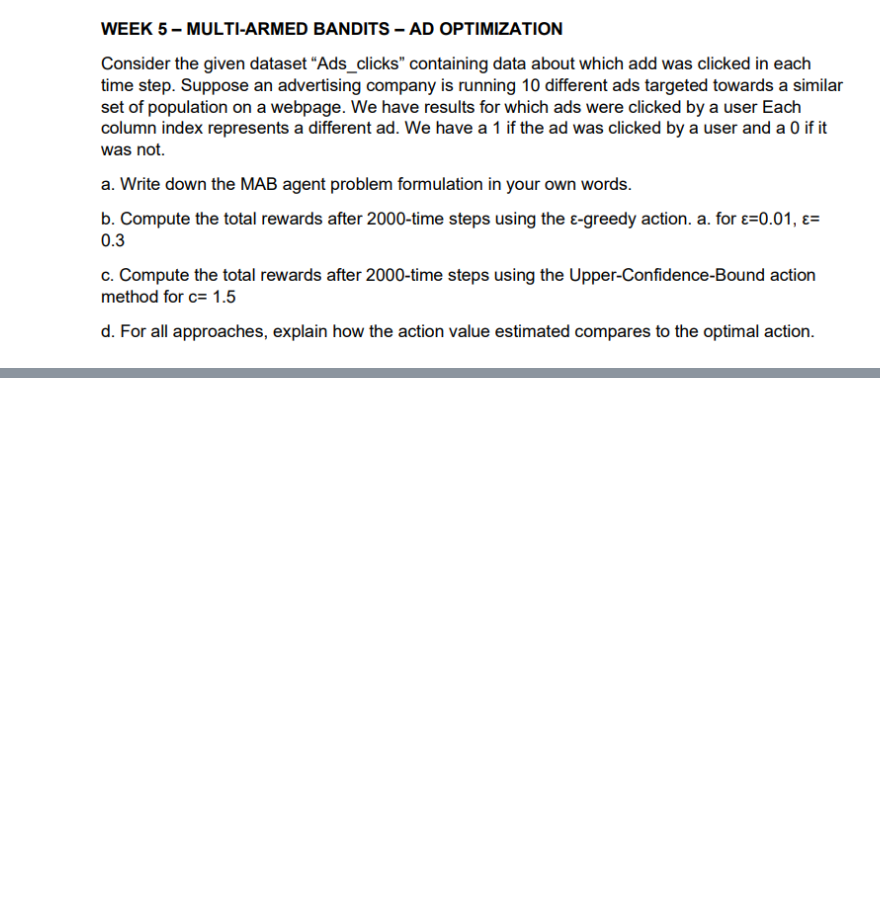
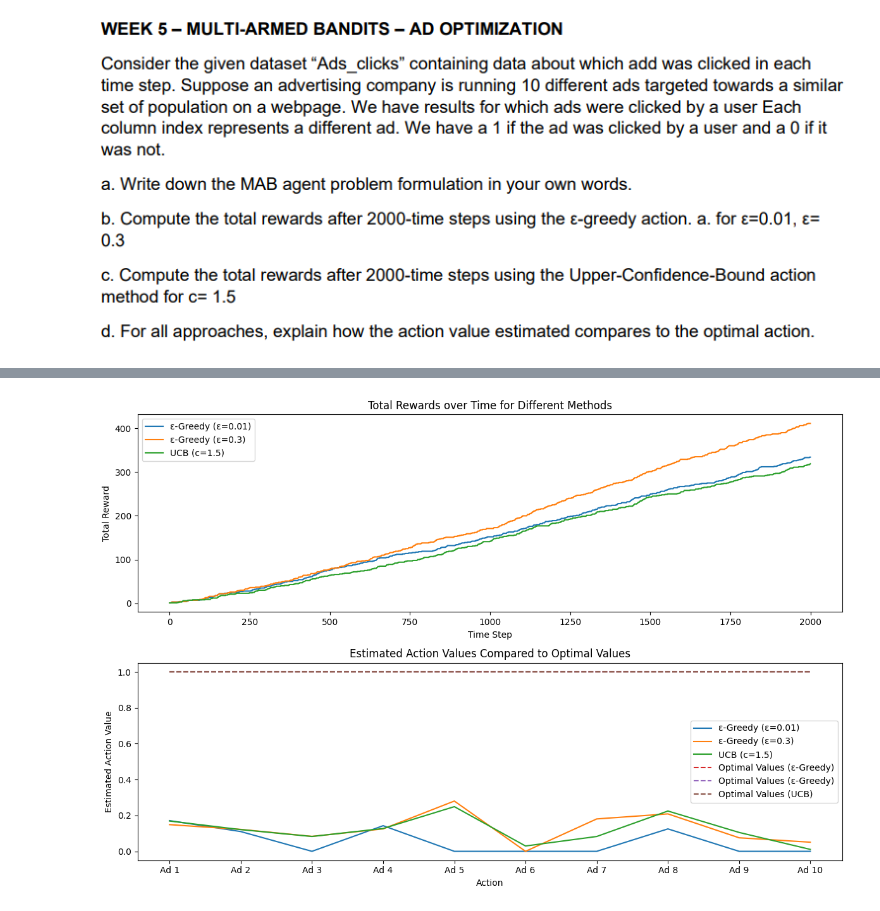
Before and after one commit to kartabyakrishna/Data-Science-Engineering, a Jupyter notebook: 6th-Semester/AI-Lab/Week05/210968244 - Week05.ipynb, the cells around one changed output, grey strips where cells are left out. Cells and saved outputs as stored; diff of their text form; code cells hidden in the pictures; blank space fills up the shorter version.

```diff
--- a/6th-Semester/AI-Lab/Week05/210968244 - Week05.ipynb
+++ b/6th-Semester/AI-Lab/Week05/210968244 - Week05.ipynb
@@ -9,0 +205,93 @@
+# %%
+import numpy as np
+import pandas as pd
+import matplotlib.pyplot as plt
+
+def epsilon_greedy(epsilon, total_steps, Ad_clicks):
+    total_rewards = 0
+    action_value_estimates = np.zeros(10)
+    action_counts = np.zeros(10)
+    rewards_over_time = []
+    optimal_action_values = np.max(Ad_clicks, axis=0)
+
+    for step in range(total_steps):
+        if np.random.rand() < epsilon:
+            chosen_ad = np.random.choice(10)
+        else:
+            chosen_ad = np.argmax(action_value_estimates)
+
+        reward = Ad_clicks.iloc[step, chosen_ad]
+        total_rewards += reward
+        action_counts[chosen_ad] += 1
+        action_value_estimates[chosen_ad] += (reward - action_value_estimates[chosen_ad]) / action_counts[chosen_ad]
+
+        rewards_over_time.append(total_rewards)
+
+    return total_rewards, np.array(rewards_over_time), action_value_estimates, optimal_action_values
+
+
+def ucb_method(c, total_steps, Ad_clicks):
+    total_rewards_ucb = 0
+    action_value_estimates_ucb = np.zeros(10)
+    action_counts_ucb = np.zeros(10)
+    rewards_over_time_ucb = []
+    optimal_action_values = np.max(Ad_clicks, axis=0)
+
+    for step in range(total_steps):
+        ucb_values = action_value_estimates_ucb + c * np.sqrt(np.log(step + 1) / (action_counts_ucb + 1e-6))
+        chosen_ad = np.argmax(ucb_values)
+
+        reward = Ad_clicks.iloc[step, chosen_ad]
+        total_rewards_ucb += reward
+        action_counts_ucb[chosen_ad] += 1
+        action_value_estimates_ucb[chosen_ad] += (reward - action_value_estimates_ucb[chosen_ad]) / action_counts_ucb[chosen_ad]
+
+        rewards_over_time_ucb.append(total_rewards_ucb)
+
+    return total_rewards_ucb, np.array(rewards_over_time_ucb), action_value_estimates_ucb, optimal_action_values
+
+
+# Example usage:
+epsilon_1 = 0.01
+epsilon_2 = 0.3
+total_steps = 2000
+c_ucb = 1.5
+
+total_rewards_1, rewards_over_time_1, action_values_1, optimal_values_1 = epsilon_greedy(epsilon_1, total_steps, Ad_clicks)
+total_rewards_2, rewards_over_time_2, action_values_2, optimal_values_2 = epsilon_greedy(epsilon_2, total_steps, Ad_clicks)
+total_rewards_ucb, rewards_over_time_ucb, action_values_ucb, optimal_values_ucb = ucb_method(c_ucb, total_steps, Ad_clicks)
+
+# Print total rewards
+print(f'Total Rewards for ε-Greedy (ε={epsilon_1}): {total_rewards_1}')
+print(f'Total Rewards for ε-Greedy (ε={epsilon_2}): {total_rewards_2}')
+print(f'Total Rewards for UCB (c={c_ucb}): {total_rewards_ucb}')
+
+# Plotting
+plt.figure(figsize=(12, 8))
+
+# Plot rewards over time
+plt.subplot(2, 1, 1)
+plt.plot(rewards_over_time_1, label=f'ε-Greedy (ε={epsilon_1})')
+plt.plot(rewards_over_time_2, label=f'ε-Greedy (ε={epsilon_2})')
+plt.plot(rewards_over_time_ucb, label=f'UCB (c={c_ucb})')
+plt.xlabel('Time Step')
+plt.ylabel('Total Reward')
+plt.legend()
+plt.title('Total Rewards over Time for Different Methods')
+
+# Plot estimated action values compared to optimal values
+plt.subplot(2, 1, 2)
+plt.plot(action_values_1, label=f'ε-Greedy (ε={epsilon_1})')
+plt.plot(action_values_2, label=f'ε-Greedy (ε={epsilon_2})')
+plt.plot(action_values_ucb, label=f'UCB (c={c_ucb})')
+plt.plot(optimal_values_1, linestyle='--', label='Optimal Values (ε-Greedy)')
+plt.plot(optimal_values_2, linestyle='--', label='Optimal Values (ε-Greedy)')
+plt.plot(optimal_values_ucb, linestyle='--', label='Optimal Values (UCB)')
+plt.xlabel('Action')
+plt.ylabel('Estimated Action Value')
+plt.legend()
+plt.title('Estimated Action Values Compared to Optimal Values')
+
+plt.tight_layout()
+plt.show()
+# %% [output]
@@ -9,0 +301 @@
+[figure, added]
```
Also changed, not shown: parts of 11 cells of this notebook, 1 other file.
